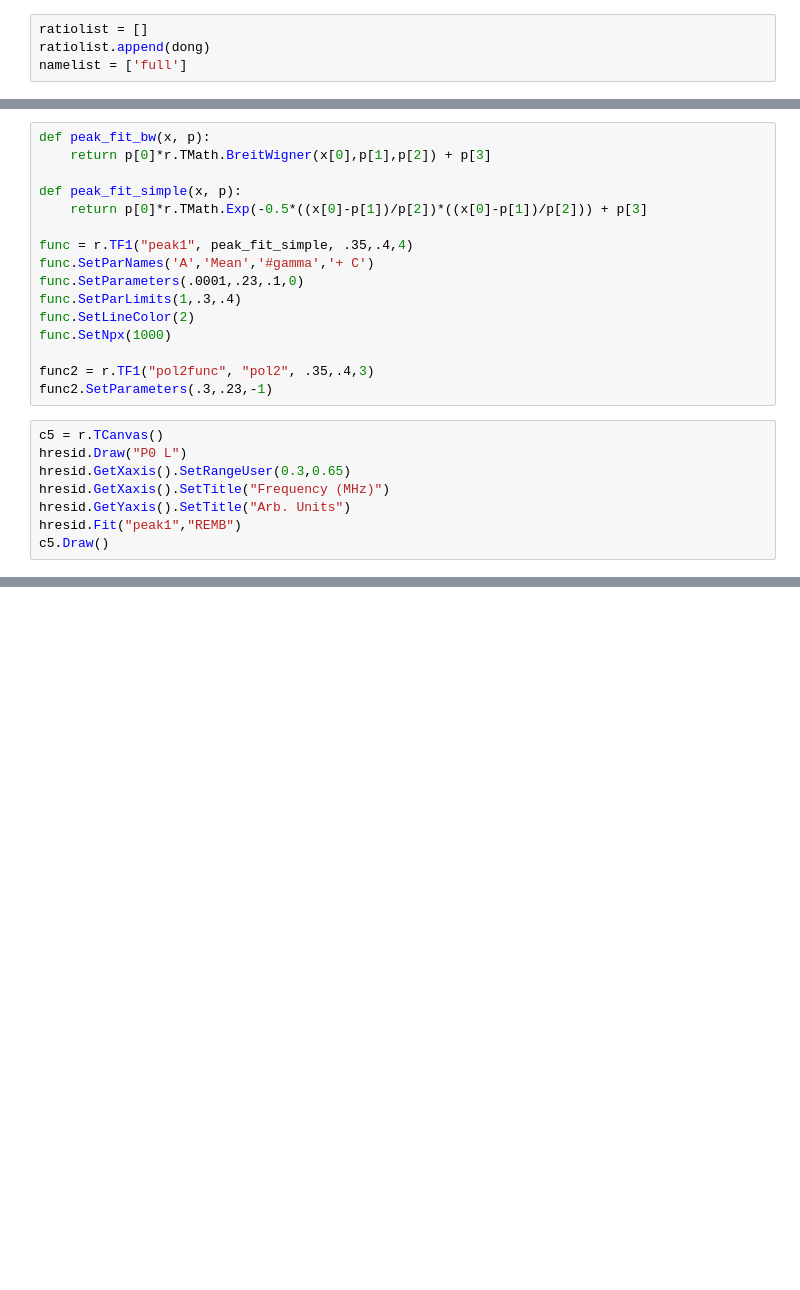
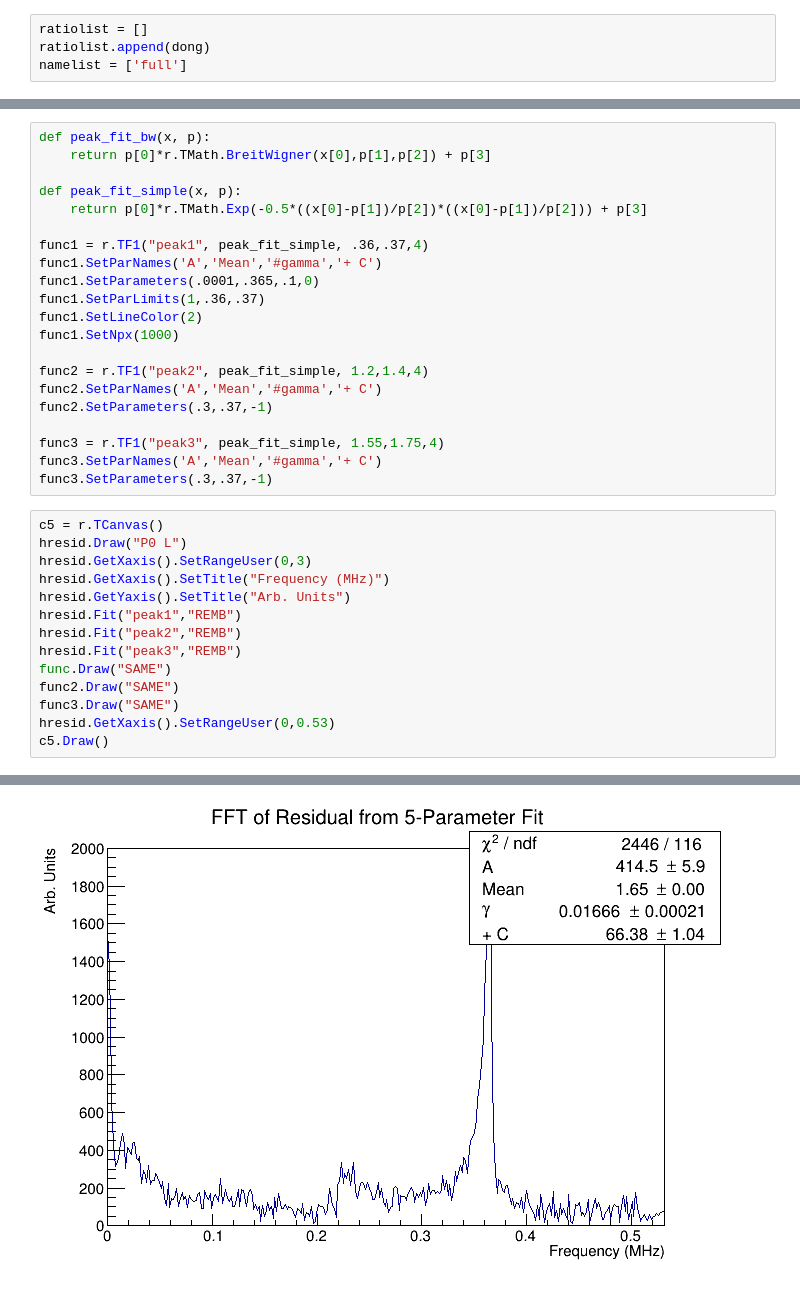
Before and after one commit to jlabounty/g-2, a Jupyter notebook: calorimeter/Residuals_NewFile.ipynb, the cells around one changed output, grey strips where cells are left out. Cells and saved outputs as stored; diff of their text form; blank space fills up the shorter version.

```diff
--- a/calorimeter/Residuals_NewFile.ipynb
+++ b/calorimeter/Residuals_NewFile.ipynb
@@ -179,20 +225,32 @@ def peak_fit_bw(x, p):
 def peak_fit_simple(x, p):
     return p[0]*r.TMath.Exp(-0.5*((x[0]-p[1])/p[2])*((x[0]-p[1])/p[2])) + p[3]
 
-func = r.TF1("peak1", peak_fit_simple, .35,.4,4)
-func.SetParNames('A','Mean','#gamma','+ C')
-func.SetParameters(.0001,.23,.1,0)
-func.SetParLimits(1,.3,.4)
-func.SetLineColor(2)
-func.SetNpx(1000)
+func1 = r.TF1("peak1", peak_fit_simple, .36,.37,4)
+func1.SetParNames('A','Mean','#gamma','+ C')
+func1.SetParameters(.0001,.365,.1,0)
+func1.SetParLimits(1,.36,.37)
+func1.SetLineColor(2)
+func1.SetNpx(1000)
 
-func2 = r.TF1("pol2func", "pol2", .35,.4,3)
-func2.SetParameters(.3,.23,-1)
+func2 = r.TF1("peak2", peak_fit_simple, 1.2,1.4,4)
+func2.SetParNames('A','Mean','#gamma','+ C')
+func2.SetParameters(.3,.37,-1)
+
+func3 = r.TF1("peak3", peak_fit_simple, 1.55,1.75,4)
+func3.SetParNames('A','Mean','#gamma','+ C')
+func3.SetParameters(.3,.37,-1)
 # %%
 c5 = r.TCanvas()
 hresid.Draw("P0 L")
-hresid.GetXaxis().SetRangeUser(0.3,0.65)
+hresid.GetXaxis().SetRangeUser(0,3)
 hresid.GetXaxis().SetTitle("Frequency (MHz)")
 hresid.GetYaxis().SetTitle("Arb. Units")
 hresid.Fit("peak1","REMB")
+hresid.Fit("peak2","REMB")
+hresid.Fit("peak3","REMB")
+func.Draw("SAME")
+func2.Draw("SAME")
+func3.Draw("SAME")
+hresid.GetXaxis().SetRangeUser(0,0.53)
 c5.Draw()
+# %% [output]
@@ -198,0 +275 @@ c5.Draw()
+[figure, added]
```
Also changed, not shown: parts of 16 cells of this notebook.
